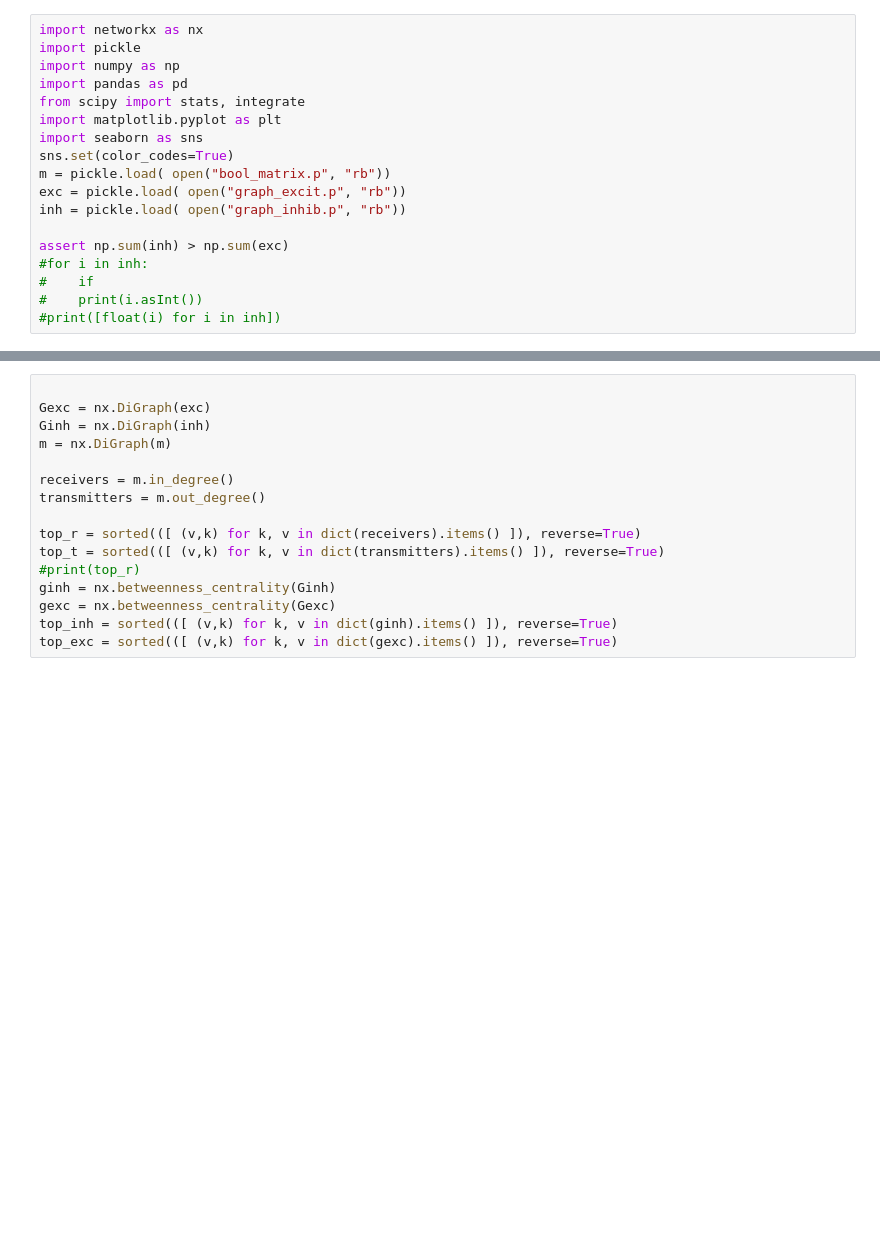
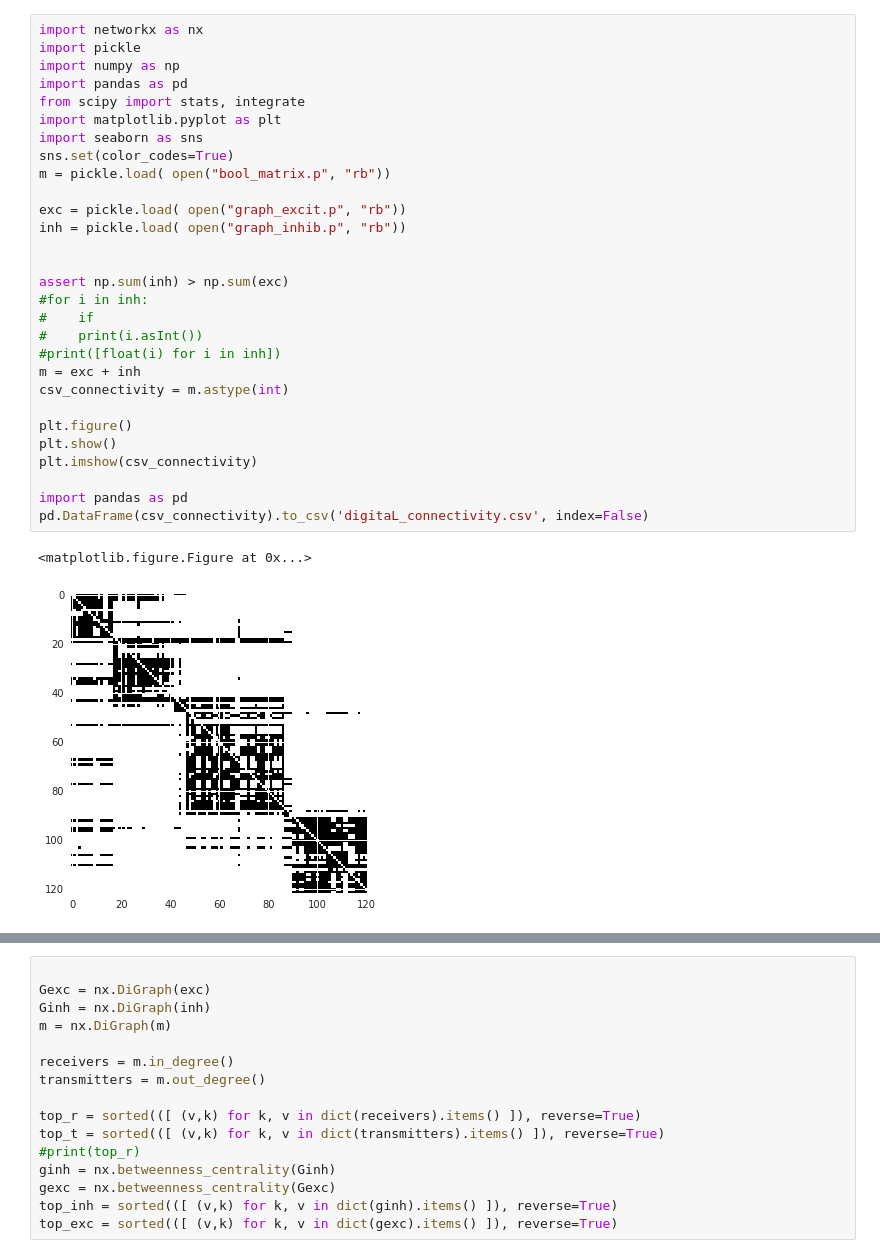
Before and after one commit to russelljjarvis/SpinnakerHippocampus, a Jupyter notebook: Distribution.ipynb, the cells around one changed output, grey strips where cells are left out. Drawn from its saved outputs; the diff is of its cells as text; blank space fills up the shorter version.

```diff
--- a/Distribution.ipynb
+++ b/Distribution.ipynb
@@ -1,18 +1,32 @@
 # %%
 import networkx as nx
 import pickle
 import numpy as np
 import pandas as pd
 from scipy import stats, integrate
 import matplotlib.pyplot as plt
 import seaborn as sns
 sns.set(color_codes=True)
 m = pickle.load( open("bool_matrix.p", "rb"))
+
 exc = pickle.load( open("graph_excit.p", "rb"))
 inh = pickle.load( open("graph_inhib.p", "rb"))
+
 
 assert np.sum(inh) > np.sum(exc)
 #for i in inh:
 #    if
 #    print(i.asInt())
 #print([float(i) for i in inh])
+m = exc + inh
+csv_connectivity = m.astype(int)
+
+plt.figure()
+plt.show()
+plt.imshow(csv_connectivity)
+
+import pandas as pd
+pd.DataFrame(csv_connectivity).to_csv('digitaL_connectivity.csv', index=False)
+# %% [output]
+<matplotlib.figure.Figure at 0x...>
+[figure, added]
```
Also changed, not shown: parts of 7 cells of this notebook.
